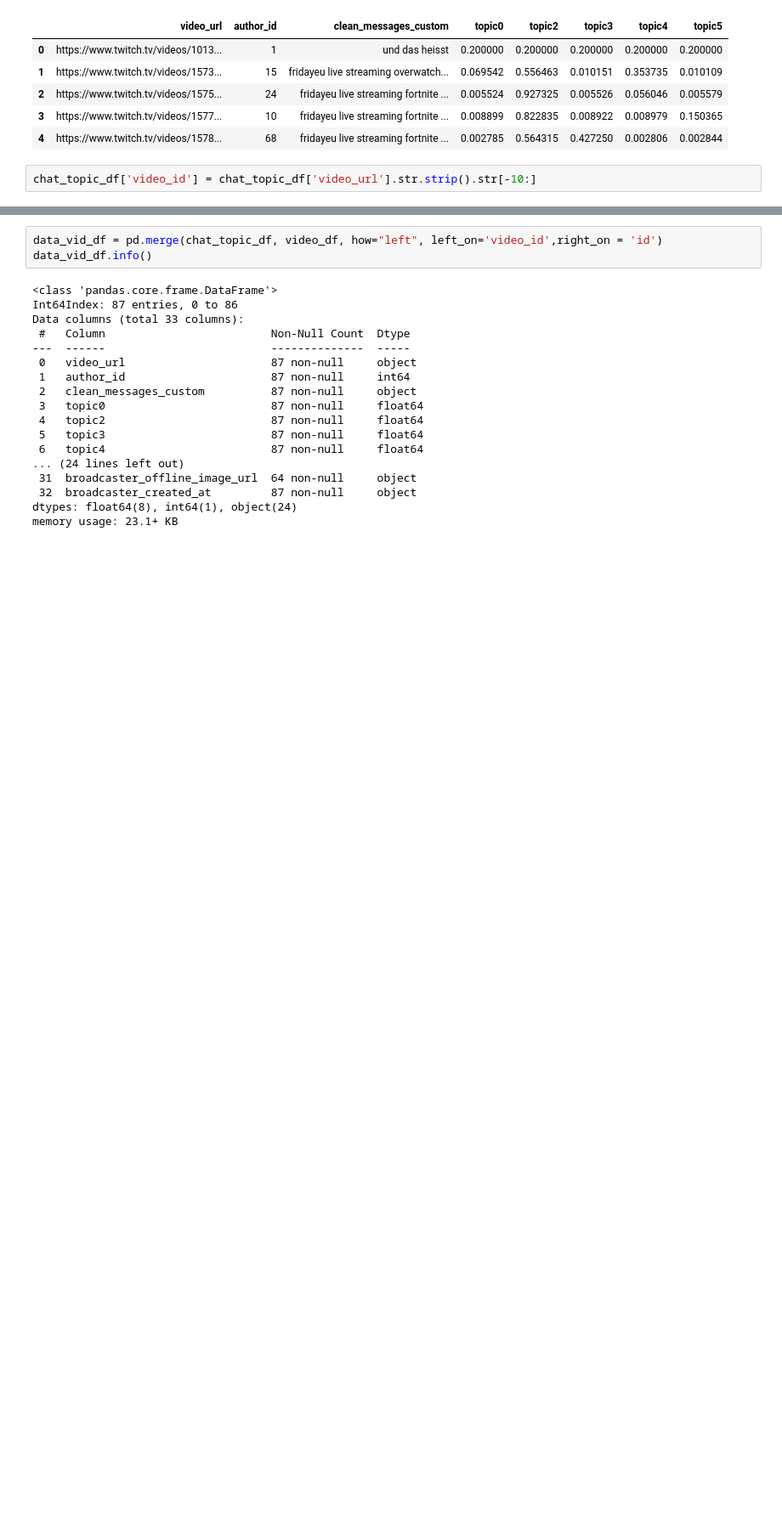
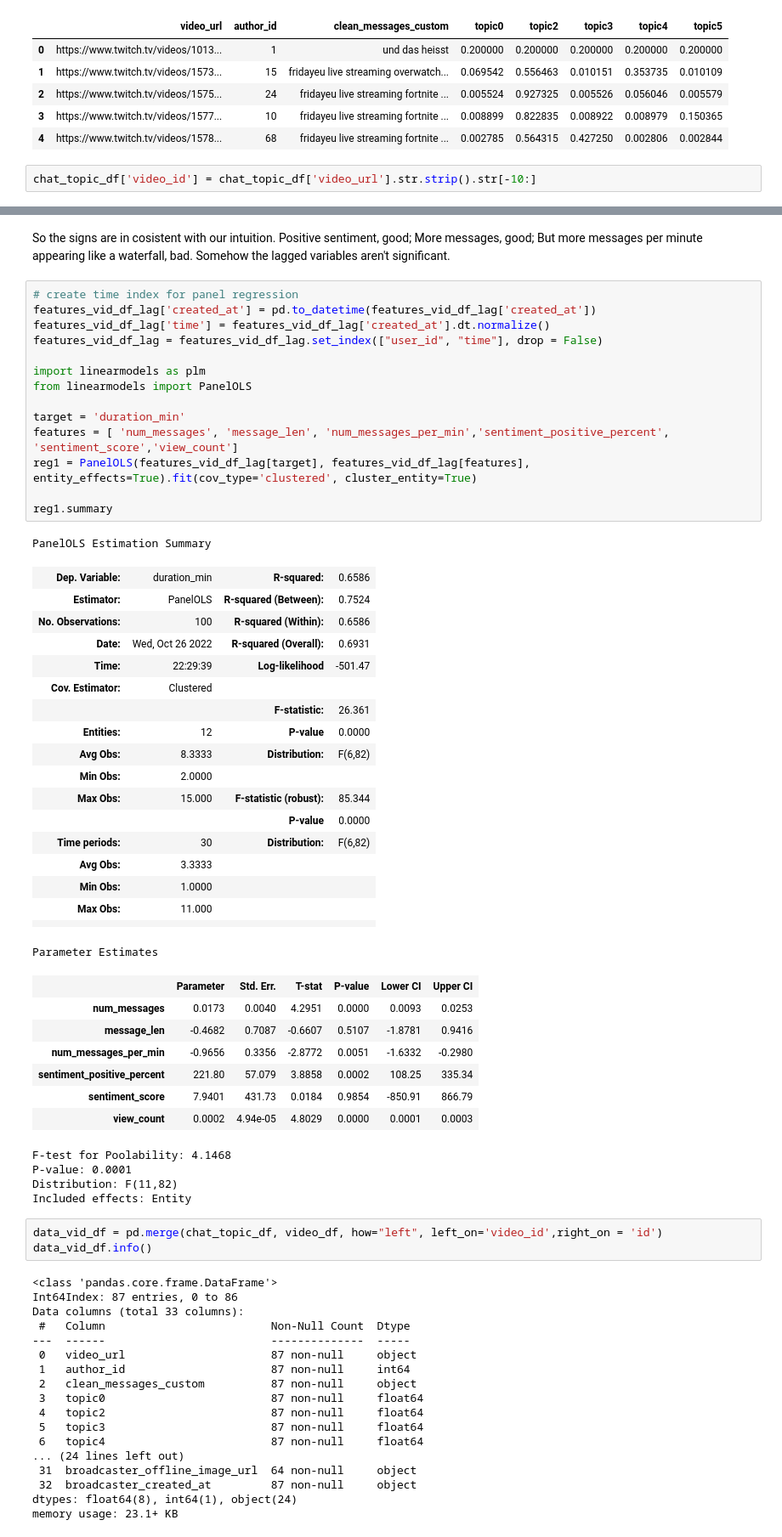
Before and after one commit to pearl-yu/twitch_project, a Jupyter notebook: independent_variable_chat_exploration.ipynb, the cells around one changed output, grey strips where cells are left out. Shown at 85% size. Saved outputs shown, nothing was run; the diff lists cells and outputs as text; blank space fills up the shorter version.

Commit message:
Added regression.

```diff
--- a/independent_variable_chat_exploration.ipynb
+++ b/independent_variable_chat_exploration.ipynb
@@ -463,3 +592,50 @@ Index(['Unnamed: 0', 'id', 'stream_id', 'user_id', 'user_login', 'user_name',
+# %% [markdown]
+So the signs are in cosistent with our intuition. Positive sentiment, good; More messages, good; But more messages per minute appearing like a waterfall, bad. Somehow the lagged variables aren't significant.
+# %%
+# create time index for panel regression
+features_vid_df_lag['created_at'] = pd.to_datetime(features_vid_df_lag['created_at'])
+features_vid_df_lag['time'] = features_vid_df_lag['created_at'].dt.normalize()
+features_vid_df_lag = features_vid_df_lag.set_index(["user_id", "time"], drop = False)
+
+import linearmodels as plm
+from linearmodels import PanelOLS
+
+target = 'duration_min'
+features = [ 'num_messages', 'message_len', 'num_messages_per_min','sentiment_positive_percent', 'sentiment_score','view_count']
+reg1 = PanelOLS(features_vid_df_lag[target], features_vid_df_lag[features],  entity_effects=True).fit(cov_type='clustered', cluster_entity=True)
+
+reg1.summary
+# %% [output]
+PanelOLS Estimation Summary
+| Dep. Variable: | duration_min | R-squared: | 0.6586 |
+| Estimator: | PanelOLS | R-squared (Between): | 0.7524 |
+| No. Observations: | 100 | R-squared (Within): | 0.6586 |
+| Date: | Wed, Oct 26 2022 | R-squared (Overall): | 0.6931 |
+| Time: | 22:29:39 | Log-likelihood | -501.47 |
+| Cov. Estimator: | Clustered |  |  |
+|  |  | F-statistic: | 26.361 |
+| Entities: | 12 | P-value | 0.0000 |
+| Avg Obs: | 8.3333 | Distribution: | F(6,82) |
+| Min Obs: | 2.0000 |  |  |
+| Max Obs: | 15.000 | F-statistic (robust): | 85.344 |
+|  |  | P-value | 0.0000 |
+| Time periods: | 30 | Distribution: | F(6,82) |
+| Avg Obs: | 3.3333 |  |  |
+| Min Obs: | 1.0000 |  |  |
+| Max Obs: | 11.000 |  |  |
+|  |  |  |  |
+Parameter Estimates
+|  | Parameter | Std. Err. | T-stat | P-value | Lower CI | Upper CI |
+| num_messages | 0.0173 | 0.0040 | 4.2951 | 0.0000 | 0.0093 | 0.0253 |
+| message_len | -0.4682 | 0.7087 | -0.6607 | 0.5107 | -1.8781 | 0.9416 |
+| num_messages_per_min | -0.9656 | 0.3356 | -2.8772 | 0.0051 | -1.6332 | -0.2980 |
+| sentiment_positive_percent | 221.80 | 57.079 | 3.8858 | 0.0002 | 108.25 | 335.34 |
+| sentiment_score | 7.9401 | 431.73 | 0.0184 | 0.9854 | -850.91 | 866.79 |
+| view_count | 0.0002 | 4.94e-05 | 4.8029 | 0.0000 | 0.0001 | 0.0003 |
+F-test for Poolability: 4.1468
+P-value: 0.0001
+Distribution: F(11,82)
+Included effects: Entity
 # %%
 data_vid_df = pd.merge(chat_topic_df, video_df, how="left", left_on='video_id',right_on = 'id')
 data_vid_df.info()
```
Also changed, not shown: parts of 19 cells of this notebook.
